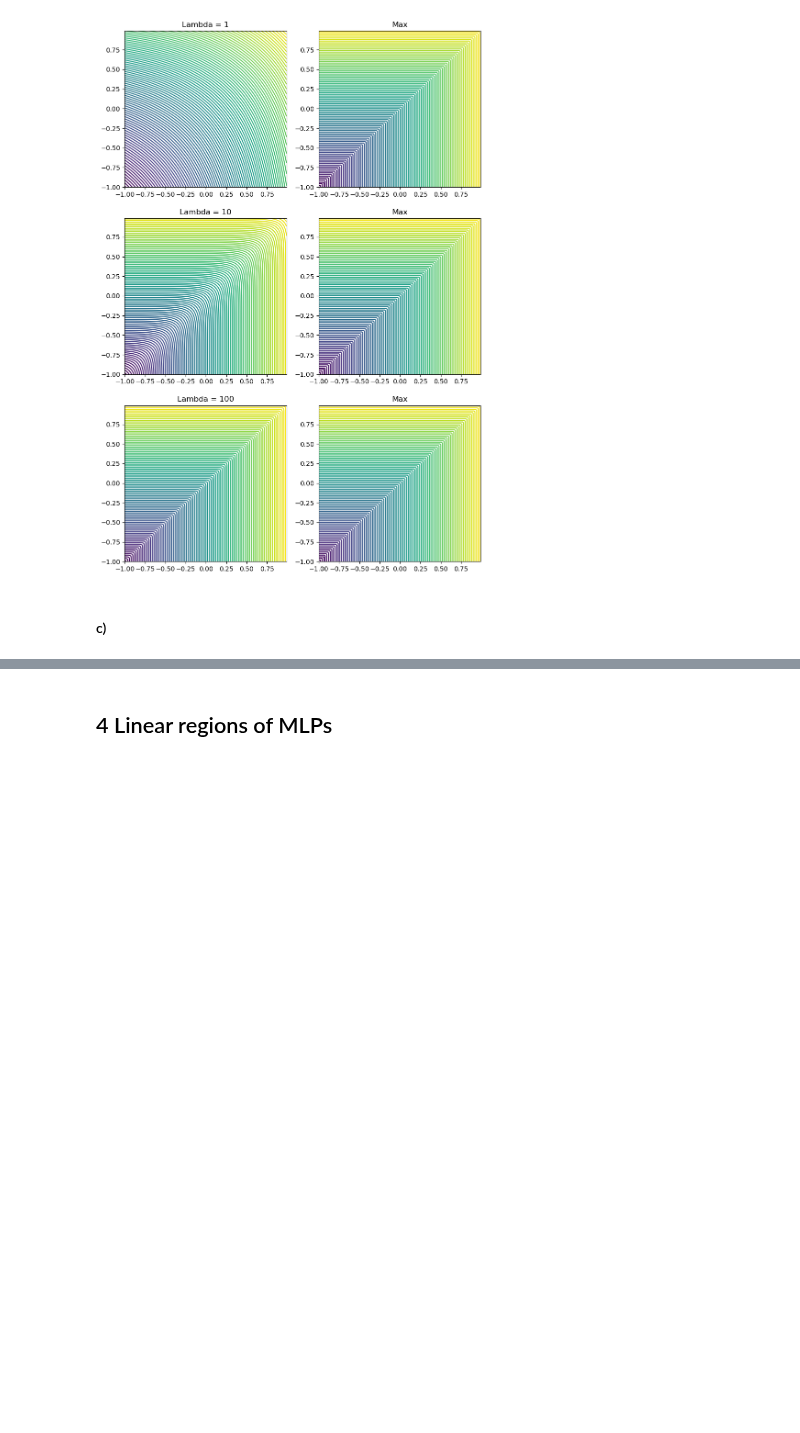
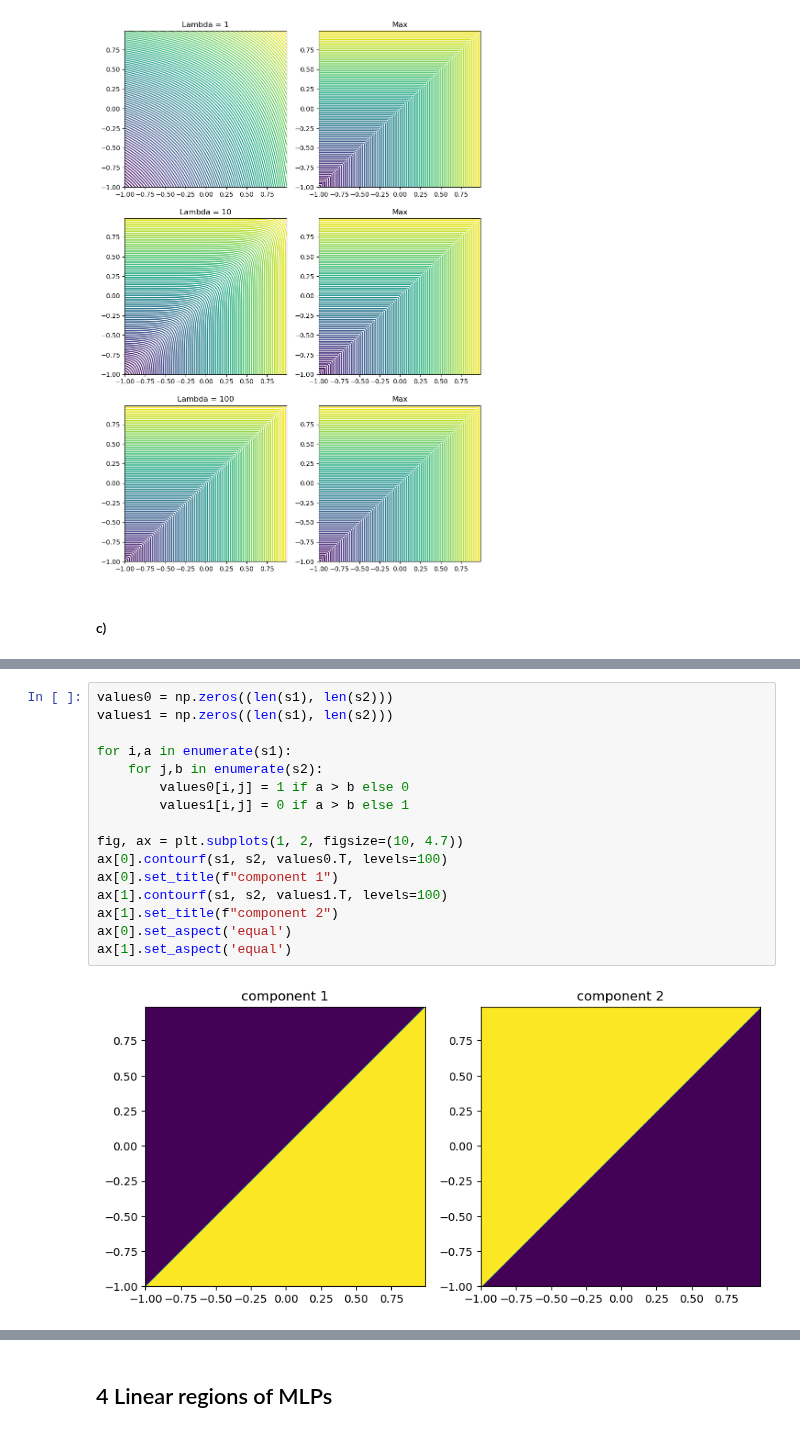
Before and after one commit to Claitos/mlph_w24, a Jupyter notebook: sheet05/Exercise05_Kusch_Reckermann_Weinreich.ipynb, the cells around one changed output, grey strips where cells are left out. Saved outputs shown, nothing was run; the diff lists cells and outputs as text; blank space fills up the shorter version.

```diff
--- a/sheet05/Exercise05_Kusch_Reckermann_Weinreich.ipynb
+++ b/sheet05/Exercise05_Kusch_Reckermann_Weinreich.ipynb
@@ -168,3 +170,21 @@ for i in range(3):
+# %%
+values0 = np.zeros((len(s1), len(s2)))
+values1 = np.zeros((len(s1), len(s2)))
+
+for i,a in enumerate(s1):
+    for j,b in enumerate(s2):
+        values0[i,j] = 1 if a > b else 0
+        values1[i,j] = 0 if a > b else 1
+
+fig, ax = plt.subplots(1, 2, figsize=(10, 4.7))
+ax[0].contourf(s1, s2, values0.T, levels=100)
+ax[0].set_title(f"component 1")
+ax[1].contourf(s1, s2, values1.T, levels=100)
+ax[1].set_title(f"component 2")
+ax[0].set_aspect('equal')
+ax[1].set_aspect('equal')
+# %% [output]
+[figure, added]
 # %% [markdown]
 ### d)
 ![alt text](image.png)
```
Also changed, not shown: parts of 2 cells of this notebook.
